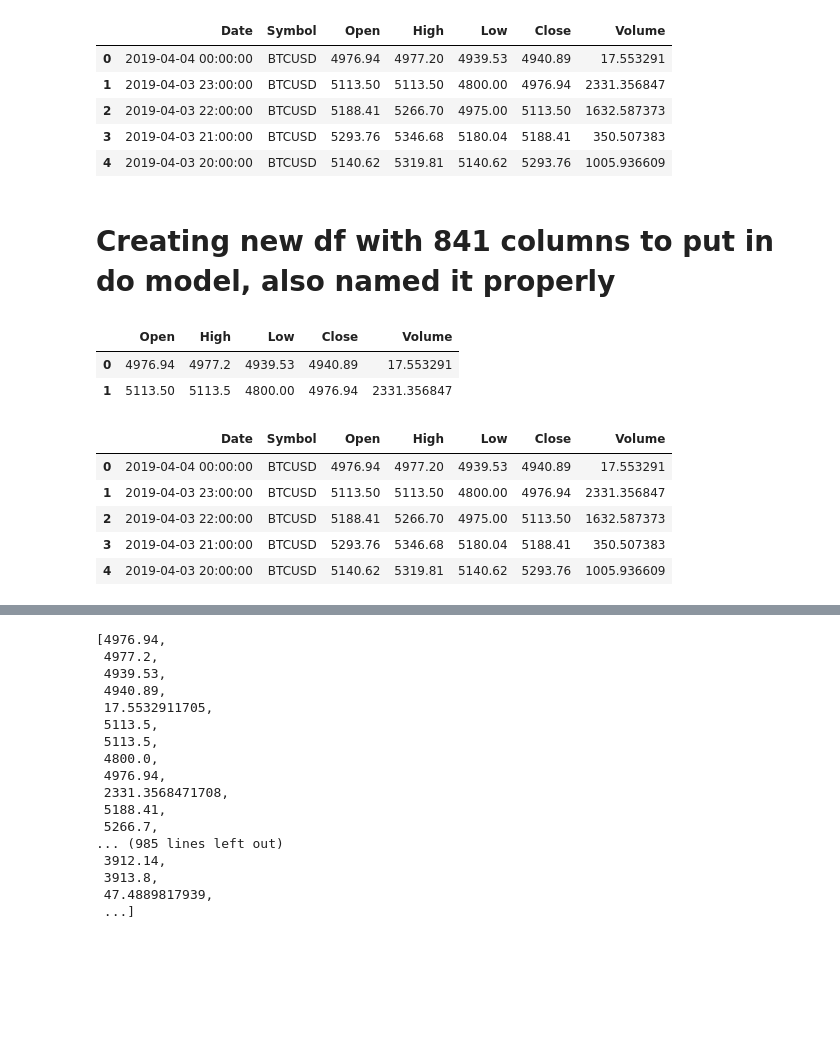
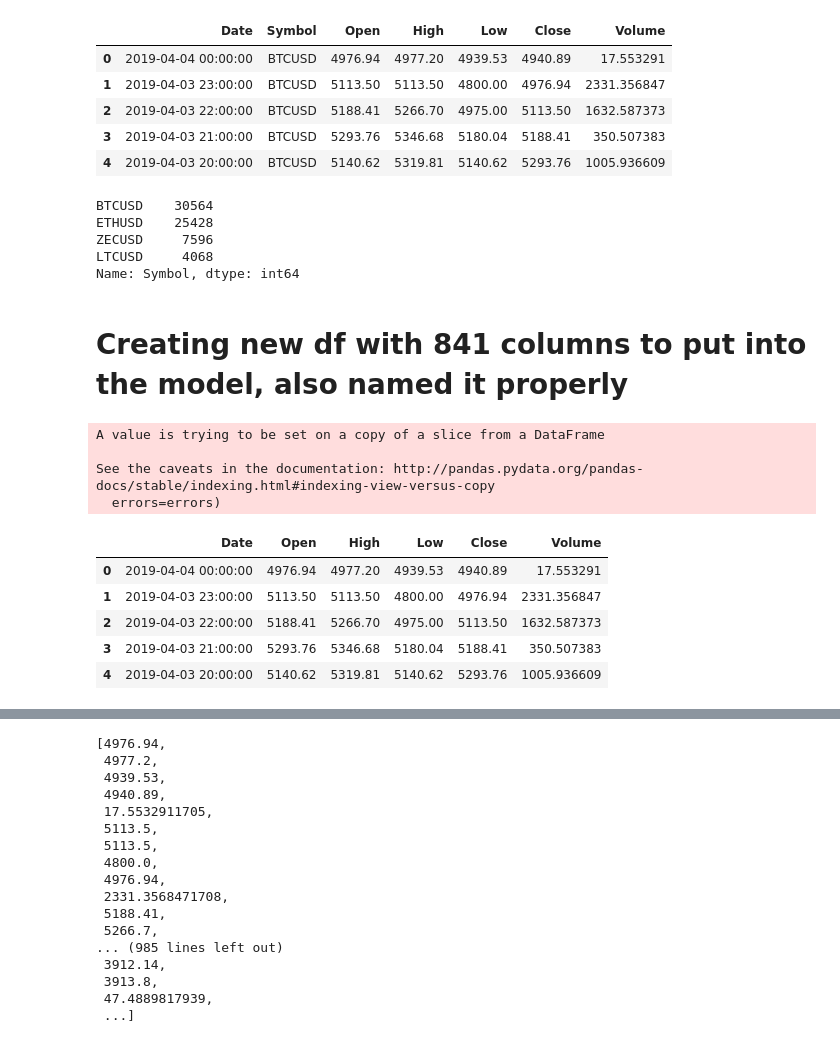
Before and after one commit to Nexil221/BSc-project, a Jupyter notebook: rf1.ipynb, the cells around one changed output, grey strips where cells are left out. Drawn from its saved outputs; the diff is of its cells as text; code cells hidden in the pictures; blank space fills up the shorter version.

```diff
--- a/rf1.ipynb
+++ b/rf1.ipynb
@@ -17,3 +19,5 @@ all_files = glob.glob(path + "/*.csv")
+# %%
+all_files = glob.glob("*.csv")
 # %%
 #Read all csv files
 
@@ -84,21 +97,29 @@ crypto_data.head()
 | 2 | 2019-04-03 22:00:00 | BTCUSD | 5188.41 | 5266.70 | 4975.00 | 5113.50 | 1632.587373 |
 | 3 | 2019-04-03 21:00:00 | BTCUSD | 5293.76 | 5346.68 | 5180.04 | 5188.41 | 350.507383 |
 | 4 | 2019-04-03 20:00:00 | BTCUSD | 5140.62 | 5319.81 | 5140.62 | 5293.76 | 1005.936609 |
+# %%
+crypto_data['Symbol'].value_counts()
+# %% [output]
+BTCUSD    30564
+ETHUSD    25428
+ZECUSD     7596
+LTCUSD     4068
+Name: Symbol, dtype: int64
+# %%
+df_btc = crypto_data[crypto_data['Symbol'] == 'BTCUSD']
 # %% [markdown]
-# Creating new df with 841 columns to put in do model, also named it properly
+# Creating new df with 841 columns to put into the model, also named it properly
-# %%
-tmp_df= crypto_data.iloc[0:2,2:7]
-tmp_df
-# %% [output]
-|  | Open | High | Low | Close | Volume |
-| 0 | 4976.94 | 4977.2 | 4939.53 | 4940.89 | 17.553291 |
-| 1 | 5113.50 | 5113.5 | 4800.00 | 4976.94 | 2331.356847 |
-# %%
-crypto_data.head()
-# %% [output]
-|  | Date | Symbol | Open | High | Low | Close | Volume |
-| 0 | 2019-04-04 00:00:00 | BTCUSD | 4976.94 | 4977.20 | 4939.53 | 4940.89 | 17.553291 |
-| 1 | 2019-04-03 23:00:00 | BTCUSD | 5113.50 | 5113.50 | 4800.00 | 4976.94 | 2331.356847 |
-| 2 | 2019-04-03 22:00:00 | BTCUSD | 5188.41 | 5266.70 | 4975.00 | 5113.50 | 1632.587373 |
-| 3 | 2019-04-03 21:00:00 | BTCUSD | 5293.76 | 5346.68 | 5180.04 | 5188.41 | 350.507383 |
-| 4 | 2019-04-03 20:00:00 | BTCUSD | 5140.62 | 5319.81 | 5140.62 | 5293.76 | 1005.936609 |
+# %%
+df_btc.drop(['Symbol'], axis=1, inplace=True, errors='ignore')
+df_btc.head()
+# %% [output]
+A value is trying to be set on a copy of a slice from a DataFrame
+
+See the caveats in the documentation: http://pandas.pydata.org/pandas-docs/stable/indexing.html#indexing-view-versus-copy
+  errors=errors)
+|  | Date | Open | High | Low | Close | Volume |
+| 0 | 2019-04-04 00:00:00 | 4976.94 | 4977.20 | 4939.53 | 4940.89 | 17.553291 |
+| 1 | 2019-04-03 23:00:00 | 5113.50 | 5113.50 | 4800.00 | 4976.94 | 2331.356847 |
+| 2 | 2019-04-03 22:00:00 | 5188.41 | 5266.70 | 4975.00 | 5113.50 | 1632.587373 |
+| 3 | 2019-04-03 21:00:00 | 5293.76 | 5346.68 | 5180.04 | 5188.41 | 350.507383 |
+| 4 | 2019-04-03 20:00:00 | 5140.62 | 5319.81 | 5140.62 | 5293.76 | 1005.936609 |
```
Also changed, not shown: parts of 25 cells of this notebook, 1 other file.
